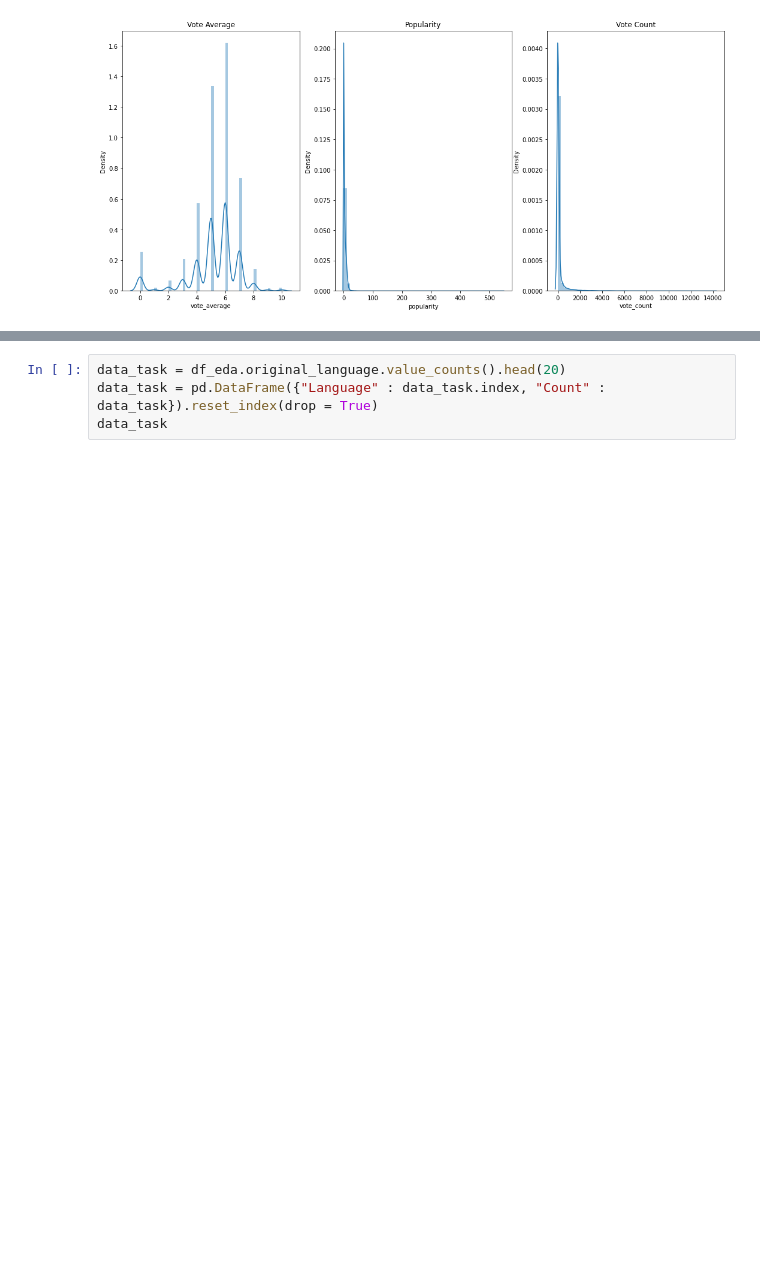
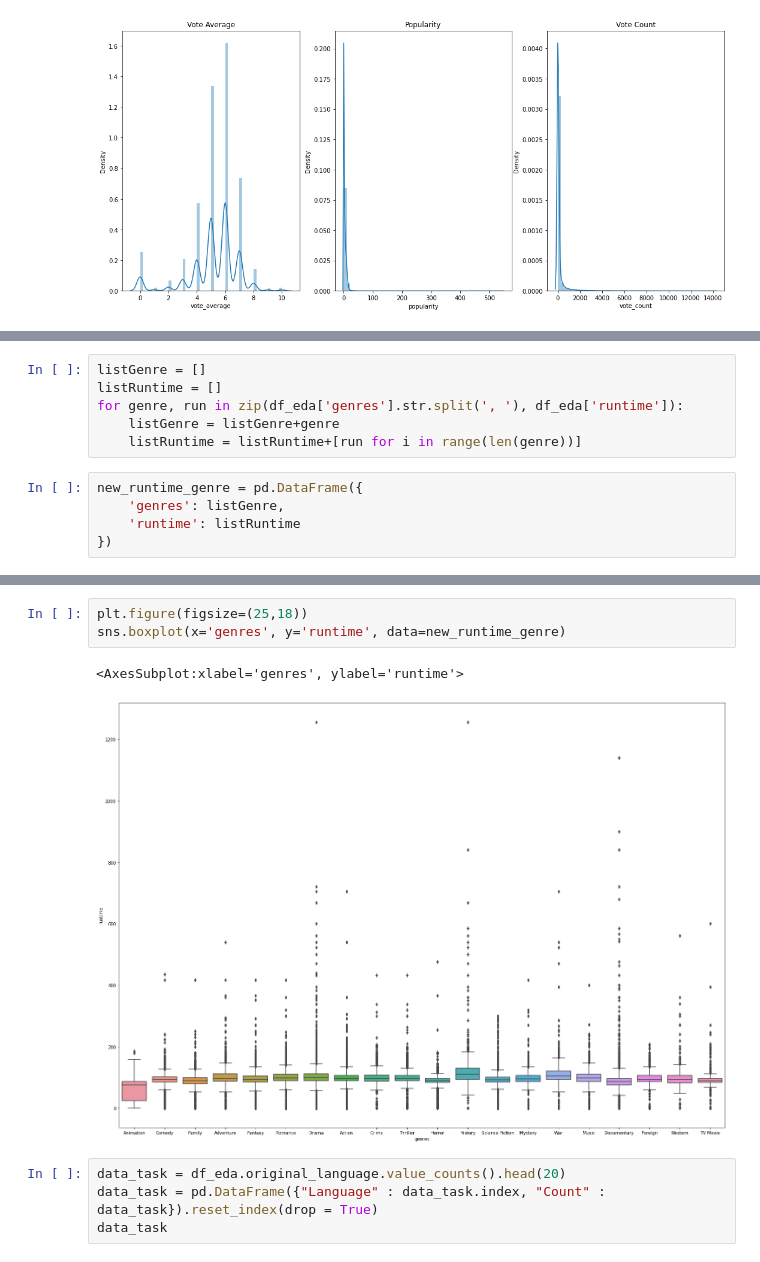
Before and after one commit to salenewOrld/netflix-movies-suggestion, a Jupyter notebook: Final/Untitled3.ipynb, the cells around one changed output, grey strips where cells are left out. Cells and saved outputs as stored; diff of their text form; blank space fills up the shorter version.

```diff
--- a/Final/Untitled3.ipynb
+++ b/Final/Untitled3.ipynb
@@ -528,0 +634,11 @@ sns.histplot(df_eda['runtime'], color="red");
+# %%
+listGenre = []
+listRuntime = []
+for genre, run in zip(df_eda['genres'].str.split(', '), df_eda['runtime']):
+    listGenre = listGenre+genre
+    listRuntime = listRuntime+[run for i in range(len(genre))]
+# %%
+new_runtime_genre = pd.DataFrame({
+    'genres': listGenre,
+    'runtime': listRuntime
+})
@@ -529,3 +661,9 @@ sns.histplot(df_eda['runtime'], color="red");
+# %%
+plt.figure(figsize=(25,18))
+sns.boxplot(x='genres', y='runtime', data=new_runtime_genre)
+# %% [output]
+<AxesSubplot:xlabel='genres', ylabel='runtime'>
+[figure, added]
 # %%
 data_task = df_eda.original_language.value_counts().head(20)
 data_task = pd.DataFrame({"Language" : data_task.index, "Count" : data_task}).reset_index(drop = True)
```
Also changed, not shown: parts of 20 cells of this notebook.
